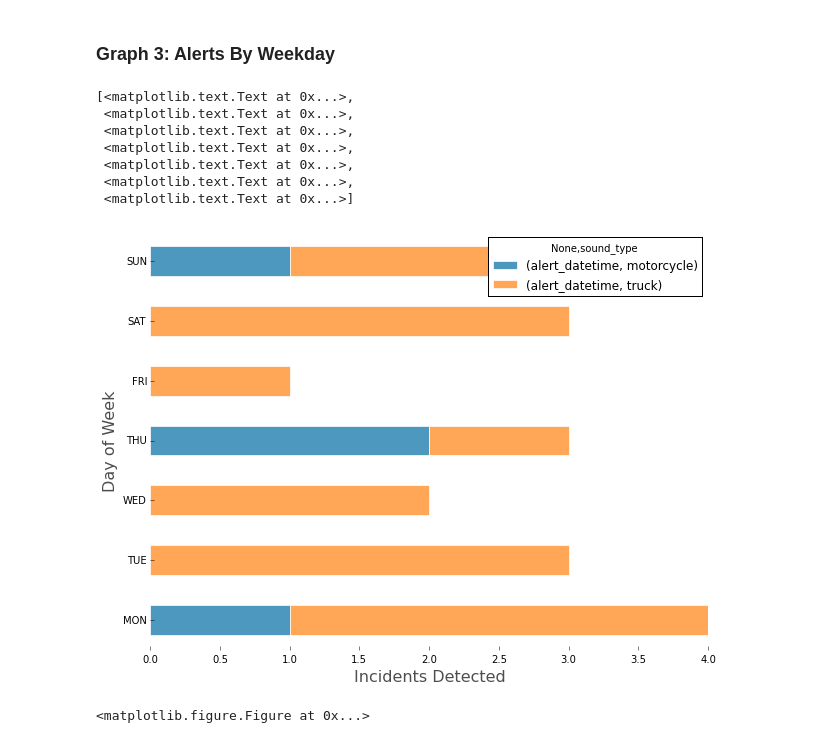
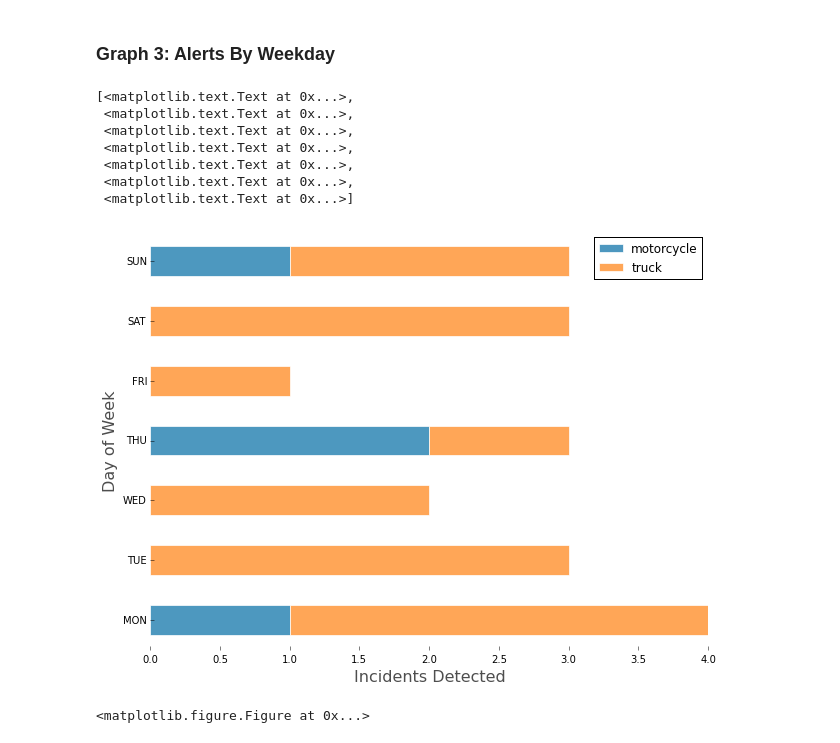
Before and after one commit to flygeneticist/rfcx-data-vizualization, a Jupyter notebook: RFCx-Alert-Graphs.ipynb, the cells around one changed output. Cells and saved outputs as stored; diff of their text form; code cells hidden in the pictures.

Commit message:
Fixed auto-labels on lengends.

```diff
--- a/RFCx-Alert-Graphs.ipynb
+++ b/RFCx-Alert-Graphs.ipynb
@@ -271,37 +291,43 @@ ax.get_xaxis().tick_bottom()
 ax.get_yaxis().tick_left()
 # Remove grid lines (dotted lines inside plot)
 ax.grid(False)
 # Remove plot frame
 ax.set_frame_on(False)
 # Pandas trick: remove weird dotted line on axis
 ax.lines[0].set_visible(False)
 
 # Customize title, set position, allow space on top of plot for title
-# ax.set_title(ax.get_title(), fontsize=26, alpha=a, ha='left')
-# plt.subplots_adjust(top=0.9)
-# ax.title.set_position((0,1.08))
+ax.set_title("", fontsize=26, alpha=a, ha='left')
+plt.subplots_adjust(top=0.9)
+ax.title.set_position((0,1.08))
+
+# Setup the legend labels properly
+patches, labels = ax.get_legend_handles_labels()
+# clean up auto-set labels from pivot tables
+labels = [e[1] for e in [str(l).replace("(","").replace(")","").split(", ") for l in labels]]
+ax.legend(patches, labels, loc='best')
 
 # Set x axis label, set label text
 xlab = 'Incidents Detected'
 ax.set_xlabel(xlab, fontsize=16, alpha=a, ha='center')
 
 # Set y axis label, set label text
 ylab = 'Day of Week'
 ax.set_ylabel(ylab, fontsize=16, alpha=a, ha='center')
 
 ys = sorted(ax.get_yticks())
 ax.set_yticks(ys)
 ax.set_yticks([], minor=True)
 ax.set_yticklabels([weekday_map[d] for d in wd])
 # %% [output]
 [<matplotlib.text.Text at 0x...>,
  <matplotlib.text.Text at 0x...>,
  <matplotlib.text.Text at 0x...>,
  <matplotlib.text.Text at 0x...>,
  <matplotlib.text.Text at 0x...>,
  <matplotlib.text.Text at 0x...>,
  <matplotlib.text.Text at 0x...>]
-[figure, old version]
+[figure, new version]
 # %%
 # Save figure as png
 # TO DO: add tight bounding box
```
Also changed, not shown: parts of 5 cells of this notebook.
